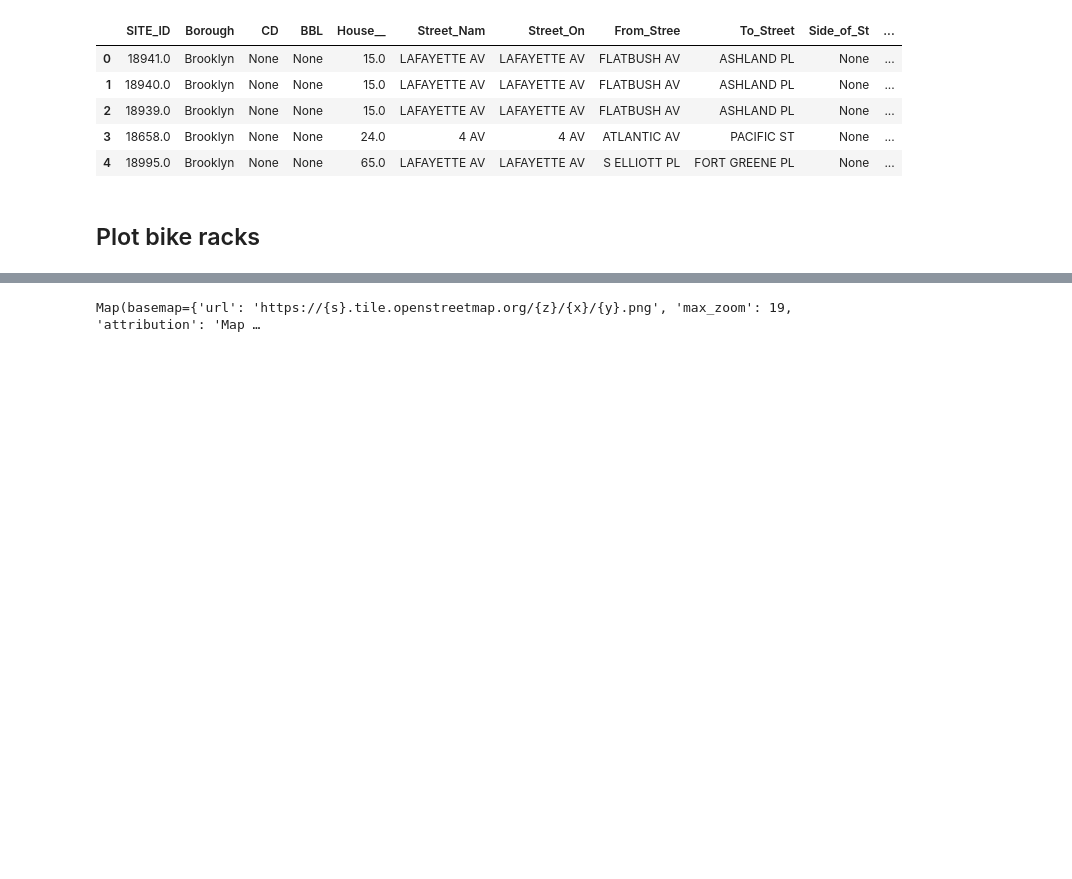
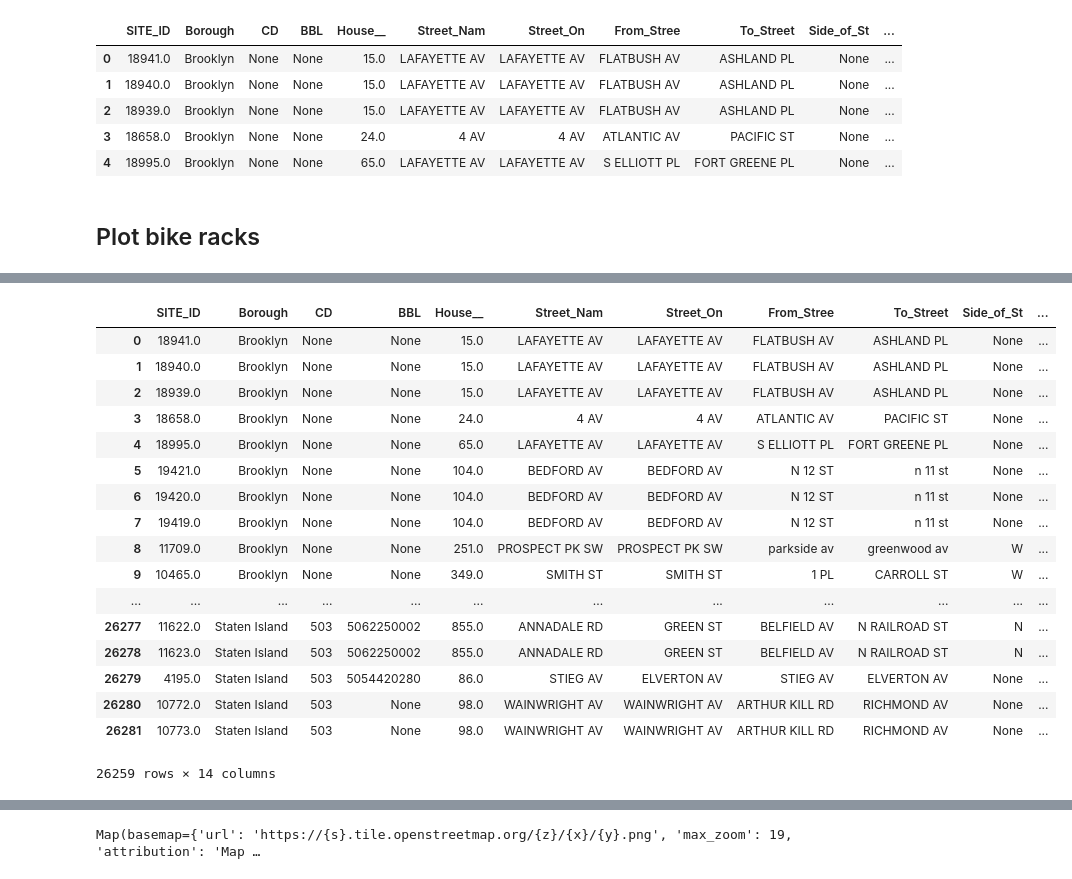
Before and after one commit to capablemonkey/locksmart, a Jupyter notebook: notebooks/bike rack locations.ipynb, the cells around one changed output, grey strips where cells are left out. Cells and saved outputs as stored; diff of their text form; code cells hidden in the pictures; blank space fills up the shorter version.

```diff
--- a/notebooks/bike rack locations.ipynb
+++ b/notebooks/bike rack locations.ipynb
@@ -29 +69,23 @@ racks.head()
+# %%
+cleaned = racks[~location_outlier_mask]
+cleaned
+# %% [output]
+|  | SITE_ID | Borough | CD | BBL | House__ | Street_Nam | Street_On | From_Stree | To_Street | Side_of_St | ... |
+| 0 | 18941.0 | Brooklyn | None | None | 15.0 | LAFAYETTE AV | LAFAYETTE AV | FLATBUSH AV | ASHLAND PL | None | ... |
+| 1 | 18940.0 | Brooklyn | None | None | 15.0 | LAFAYETTE AV | LAFAYETTE AV | FLATBUSH AV | ASHLAND PL | None | ... |
+| 2 | 18939.0 | Brooklyn | None | None | 15.0 | LAFAYETTE AV | LAFAYETTE AV | FLATBUSH AV | ASHLAND PL | None | ... |
+| 3 | 18658.0 | Brooklyn | None | None | 24.0 | 4 AV | 4 AV | ATLANTIC AV | PACIFIC ST | None | ... |
+| 4 | 18995.0 | Brooklyn | None | None | 65.0 | LAFAYETTE AV | LAFAYETTE AV | S ELLIOTT PL | FORT GREENE PL | None | ... |
+| 5 | 19421.0 | Brooklyn | None | None | 104.0 | BEDFORD AV | BEDFORD AV | N 12 ST | n 11 st | None | ... |
+| 6 | 19420.0 | Brooklyn | None | None | 104.0 | BEDFORD AV | BEDFORD AV | N 12 ST | n 11 st | None | ... |
+| 7 | 19419.0 | Brooklyn | None | None | 104.0 | BEDFORD AV | BEDFORD AV | N 12 ST | n 11 st | None | ... |
+| 8 | 11709.0 | Brooklyn | None | None | 251.0 | PROSPECT PK SW | PROSPECT PK SW | parkside av | greenwood av | W | ... |
+| 9 | 10465.0 | Brooklyn | None | None | 349.0 | SMITH ST | SMITH ST | 1 PL | CARROLL ST | W | ... |
+| ... | ... | ... | ... | ... | ... | ... | ... | ... | ... | ... | ... |
+| 26277 | 11622.0 | Staten Island | 503 | 5062250002 | 855.0 | ANNADALE RD | GREEN ST | BELFIELD AV | N RAILROAD ST | N | ... |
+| 26278 | 11623.0 | Staten Island | 503 | 5062250002 | 855.0 | ANNADALE RD | GREEN ST | BELFIELD AV | N RAILROAD ST | N | ... |
+| 26279 | 4195.0 | Staten Island | 503 | 5054420280 | 86.0 | STIEG AV | ELVERTON AV | STIEG AV | ELVERTON AV | None | ... |
+| 26280 | 10772.0 | Staten Island | 503 | None | 98.0 | WAINWRIGHT AV | WAINWRIGHT AV | ARTHUR KILL RD | RICHMOND AV | None | ... |
+| 26281 | 10773.0 | Staten Island | 503 | None | 98.0 | WAINWRIGHT AV | WAINWRIGHT AV | ARTHUR KILL RD | RICHMOND AV | None | ... |
+26259 rows × 14 columns
 # %%
```
Also changed, not shown: parts of 12 cells of this notebook, 1 other file.
